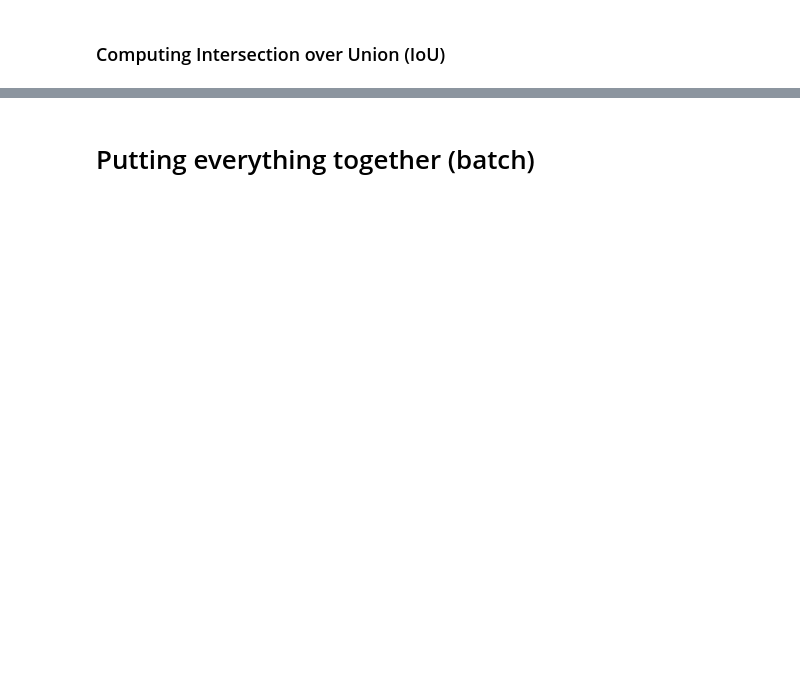
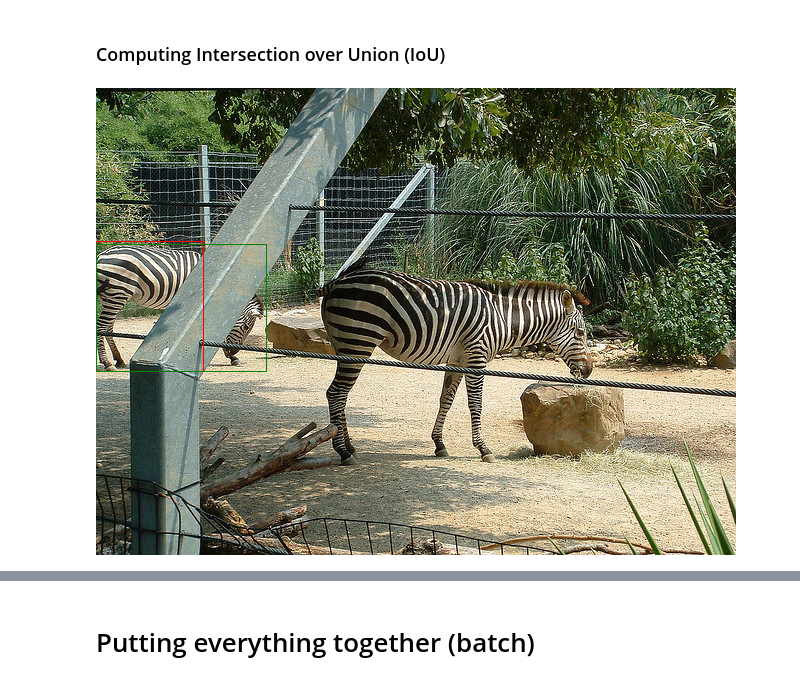
Before and after one commit to Thomas2710/CLIP_visual_grounding, a Jupyter notebook: VisualGrounding.ipynb, the cells around one changed output, grey strips where cells are left out. Saved outputs shown, nothing was run; the diff lists cells and outputs as text; code cells hidden in the pictures; blank space fills up the shorter version.

Commit message:
fix: cosine similarity

```diff
--- a/VisualGrounding.ipynb
+++ b/VisualGrounding.ipynb
@@ -693,13 +720,25 @@ Vocab size: 49408
 # %%
 from torch.nn.common_types import Tensor
 #Takes two tensors as input
-def compute_cos_sim(image_feature_matrix : Tensor, annotation_encoding : Tensor):
+def get_cosine_similarity_matrix(image_feature_matrix : Tensor, annotation_encoding : Tensor):
   #Normalization step
-  annotation_encoding /= annotation_encoding.norm(dim=-1, keepdim=True)
-  image_feature_matrix /= image_feature_matrix.norm(dim=-1, keepdim=True)
+  annotation_encoding /= annotation_encoding.float().norm(dim=-1, keepdim=True)
+  image_feature_matrix /= image_feature_matrix.float().norm(dim=-1, keepdim=True)
 
   #Computing the similarity
-  similarity=((100.0 * annotation_encoding @ image_feature_matrix.T).softmax(dim=-1))
-  values, indices = similarity[0].topk(1)
+  similarity = (annotation_encoding @ image_feature_matrix.T)
+  return similarity #.cpu() doesn't work
 
-  return indices[0]
+def get_cosine_similarity_probability(image_feature_matrix : Tensor, annotation_encoding : Tensor):
+  similarity_matrix = get_cosine_similarity_matrix(tensor_images_features, text_features)
+  # Probability for each bounding box
+  similarity_probability = ((100.0 * similarity_matrix).softmax(dim=-1))
+  # print(f"Similarity matrix {similarity_matrix}")
+  # print(f"Max similarity probability value: {values[0]}")
+  return similarity_probability
+
+def get_max_cosine_probability(cosine_probability_tensor : Tensor):
+  """
+  return indeces and values for the topk(1) of the tensor
+  """
+  return cosine_probability_tensor.topk(1)
@@ -706,7 +747,7 @@ def compute_cos_sim(image_feature_matrix : Tensor, annotation_encoding : Tensor)
 # %% [markdown]
 ### Evaluation: Intersection over Union
 # %%
-def compute_IoU(predicted_bbox : list, gold_bbox: list ):
+def get_IoU(predicted_bbox : list, gold_bbox: list ):
   """ We assume that the box follows the format:
 		box1 = [x1,y1,x2,y2], and box2 = [x3,y3,x4,y4],
 		where (x1,y1) and (x3,y3) represent the top left coordinate,
@@ -770,9 +817,6 @@ text_inputs = torch.cat([clip.tokenize(raw_sentence)]).to(device)
 with torch.no_grad():
     text_features = clip_model.encode_text(text_inputs)
 
-
-
-
 # Images encoding
 images_features = []
 for img in cropped_images:
@@ -786,8 +830,9 @@ show_cropped_images(cropped_images)
 #Bringing list of images into a tensor
 tensor_images_features = torch.stack(images_features).squeeze(1)
 
-#Computing cosine similarity
-best_bbox_indx = compute_cos_sim(tensor_images_features, text_features)
+#Getting cosine similarity probability (one value for each bounding box)
+cosine_similarity_probability = get_cosine_similarity_probability(tensor_images_features,text_features)
+_, best_bbox_indx = get_max_cosine_probability(cosine_similarity_probability)
 # %% [output]
 Sentence obtained from image with index 110: A zebra with a metal beam obstructing our view of it.
 [figure]
@@ -798,18 +844,23 @@ Sentence obtained from image with index 110: A zebra with a metal beam obstructi
 # %%
 #Recollect bounding box on best crop from index
 predicted_bbox = [numpy_results[best_bbox_indx][0], numpy_results[best_bbox_indx][1], numpy_results[best_bbox_indx][2], numpy_results[best_bbox_indx][3]]
 
 #Extract gold bbox
 box = element['box']
 bbox = box['bbox']
 gold_bbox = [bbox[0], bbox[1], bbox[0]+bbox[2], bbox[1]+bbox[3]]
 
+# Show best bbox given cosine similarity
+make_bbox(image, predicted_bbox)
+make_bbox(image, gold_bbox, 'green').show()
+
+
 #Compute intersection over union
-iou = compute_IoU(predicted_bbox, gold_bbox)
-
+iou = get_IoU(predicted_bbox, gold_bbox)
 
 print(f"Gold bbox: {gold_bbox} and predicted bbox: {predicted_bbox}")
 print(f"The IoU value is {iou}")
 # %% [output]
+[figure, added]
 Gold bbox: [0.0, 156.64, 170.42, 283.46999999999997] and predicted bbox: [0.0, 153.46454, 107.13097, 283.85458]
 The IoU value is 0.6177290822355836
```
Also changed, not shown: parts of 25 cells of this notebook.
